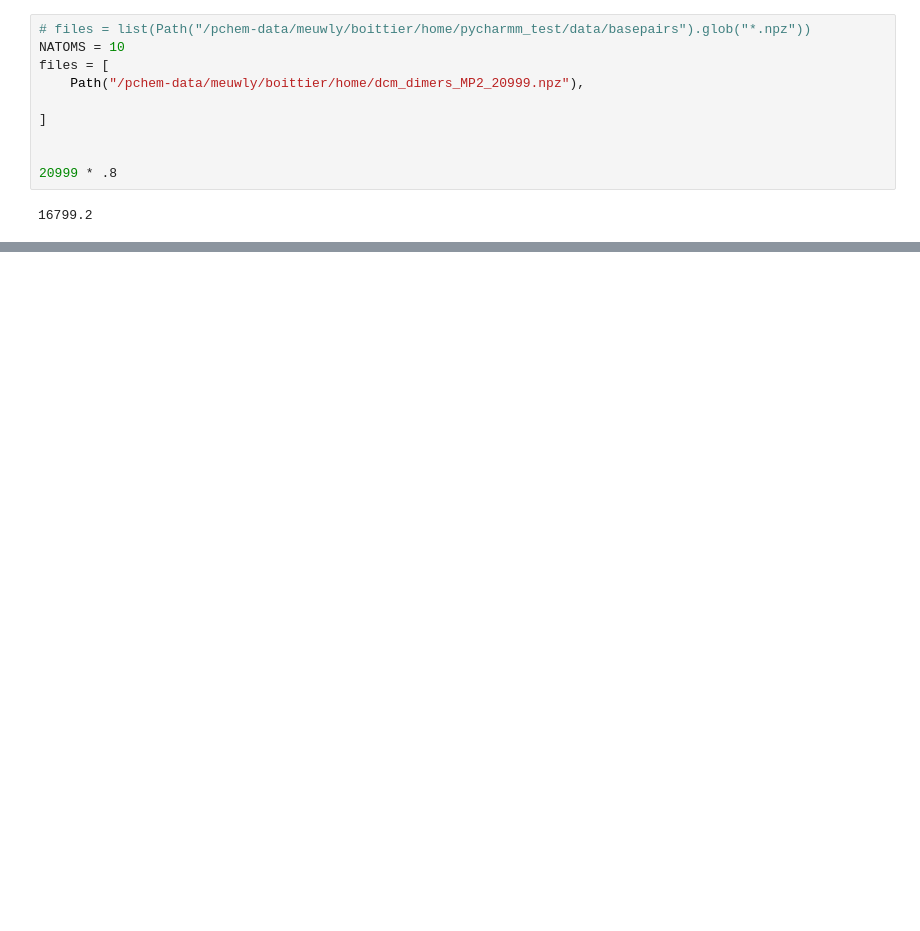
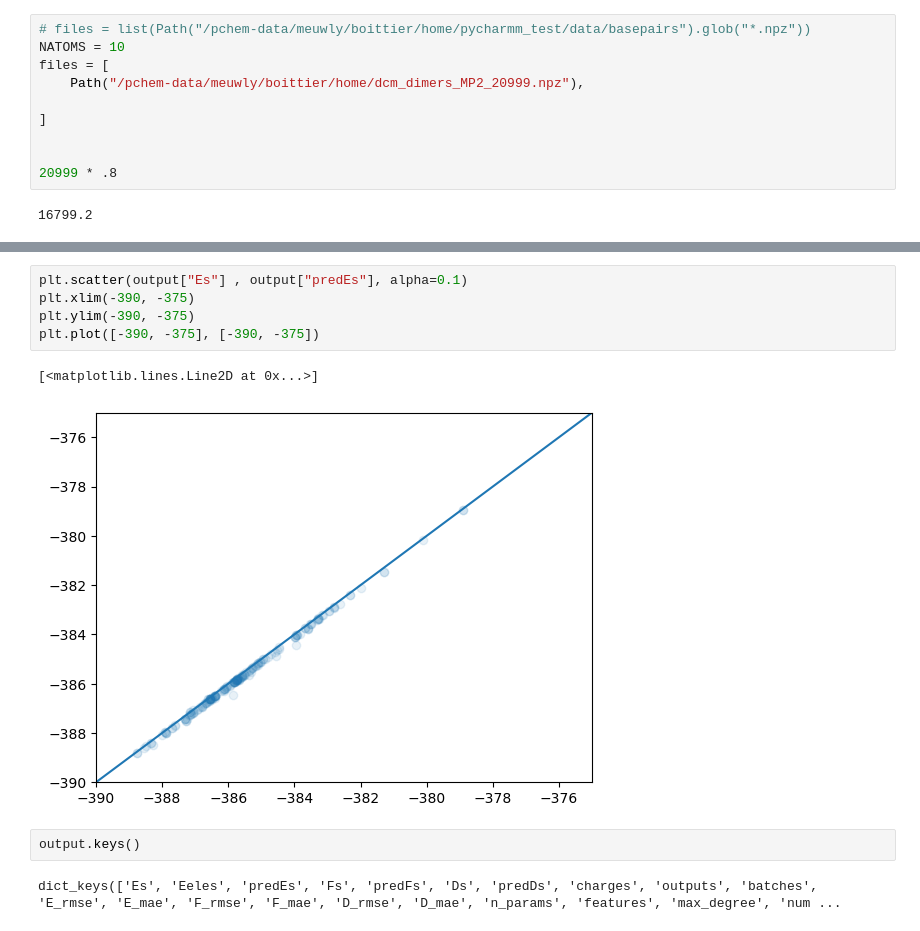
Before and after one commit to EricBoittier/JaxPycharmm, a Jupyter notebook: example_training/dichloromethane-data.ipynb, the cells around one changed output, grey strips where cells are left out. Drawn from its saved outputs; the diff is of its cells as text; blank space fills up the shorter version.

```diff
--- a/example_training/dichloromethane-data.ipynb
+++ b/example_training/dichloromethane-data.ipynb
@@ -182,0 +263,12 @@ Start Time:  16:54:41
+# %%
+plt.scatter(output["Es"] , output["predEs"], alpha=0.1)
+plt.xlim(-390, -375)
+plt.ylim(-390, -375)
+plt.plot([-390, -375], [-390, -375])
+# %% [output]
+[<matplotlib.lines.Line2D at 0x...>]
+[figure, added]
+# %%
+output.keys()
+# %% [output]
+dict_keys(['Es', 'Eeles', 'predEs', 'Fs', 'predFs', 'Ds', 'predDs', 'charges', 'outputs', 'batches', 'E_rmse', 'E_mae', 'F_rmse', 'F_mae', 'D_rmse', 'D_mae', 'n_params', 'features', 'max_degree', 'num ...
```
Also changed, not shown: parts of 12 cells of this notebook, 5 other files.
